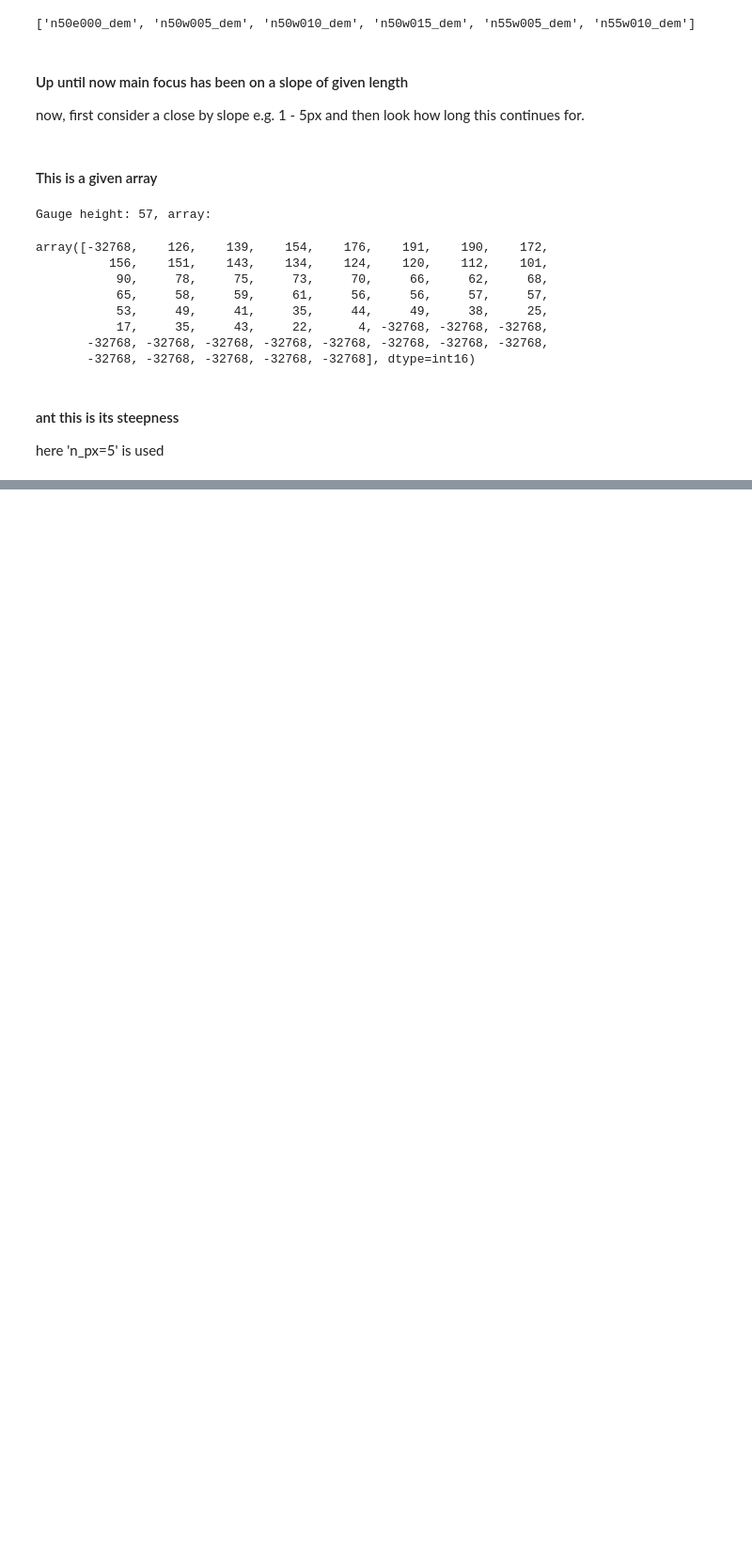
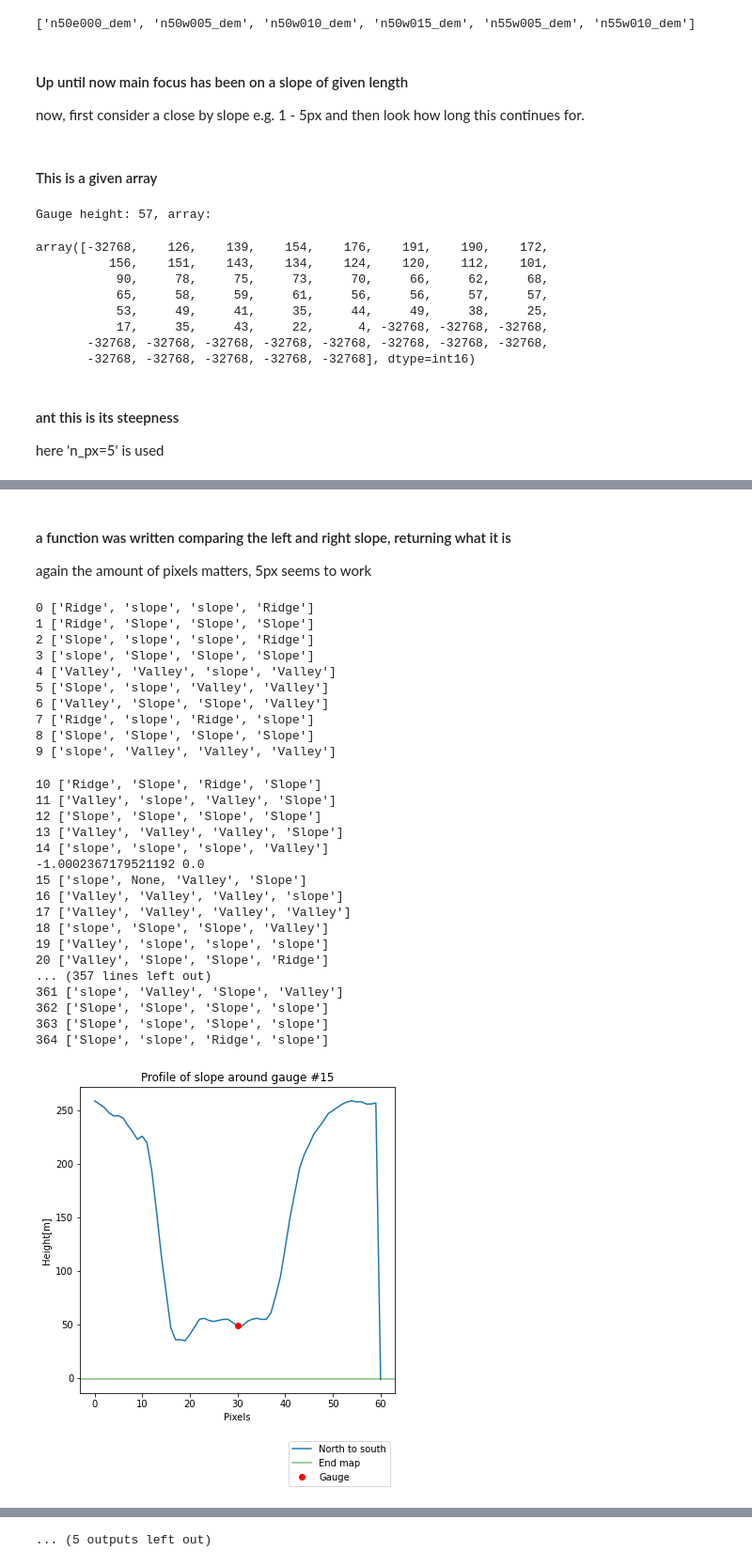
Before and after one commit to Daafip/Are-rain-gauges-in-the-right-place, a Jupyter notebook: Location on slope from DEM/Location on slope from DEM.ipynb, the cells around one changed output, grey strips where cells are left out. Shown at 94% size. Drawn from its saved outputs; the diff is of its cells as text; code cells hidden in the pictures; blank space fills up the shorter version.

Commit message:
Progress made on location on slope
Still little bit difficult with amount of pixels etc

```diff
--- a/Location on slope from DEM/Location on slope from DEM.ipynb
+++ b/Location on slope from DEM/Location on slope from DEM.ipynb
@@ -92,0 +95,39 @@ functions.plotting(gauges, UK, 5).plot_gauge(0, "all")
+# %% [markdown]
+#### a function was written comparing the left and right slope, returning what it is
+again the amount of pixels matters, 5px seems to work
+# %%
+label = ["ew","ns","nw-se","ne-sw"]
+for i in range(5):
+    out = functions.Raster_Location_OnSlope(gauges, UK, 3).get_location_on_slope(i)
+    if None in out:
+        functions.plotting(gauges, UK, 5).plot_gauge(i, label[out.index(None)])
+    print(i,out)
+# %% [output]
+0 ['Ridge', 'slope', 'slope', 'Ridge']
+1 ['Ridge', 'Slope', 'Slope', 'Slope']
+2 ['Slope', 'slope', 'slope', 'Ridge']
+3 ['slope', 'Slope', 'Slope', 'Slope']
+4 ['Valley', 'Valley', 'slope', 'Valley']
+5 ['Slope', 'slope', 'Valley', 'Valley']
+6 ['Valley', 'Slope', 'Slope', 'Valley']
+7 ['Ridge', 'slope', 'Ridge', 'slope']
+8 ['Slope', 'Slope', 'Slope', 'Slope']
+9 ['slope', 'Valley', 'Valley', 'Valley']
+10 ['Ridge', 'Slope', 'Ridge', 'Slope']
+11 ['Valley', 'slope', 'Valley', 'Slope']
+12 ['Slope', 'Slope', 'Slope', 'Slope']
+13 ['Valley', 'Valley', 'Valley', 'Slope']
+14 ['slope', 'slope', 'slope', 'Valley']
+-1.0002367179521192 0.0
+15 ['slope', None, 'Valley', 'Slope']
+16 ['Valley', 'Valley', 'Valley', 'slope']
+17 ['Valley', 'Valley', 'Valley', 'Valley']
+18 ['slope', 'Slope', 'Slope', 'Valley']
+19 ['Valley', 'slope', 'slope', 'slope']
+20 ['Valley', 'Slope', 'Slope', 'Ridge']
+... (357 lines left out)
+361 ['slope', 'Valley', 'Slope', 'Valley']
+362 ['Slope', 'Slope', 'Slope', 'slope']
+363 ['Slope', 'slope', 'Slope', 'slope']
+364 ['Slope', 'slope', 'Ridge', 'slope']
+[figure, added]
@@ -92,0 +143 @@ functions.plotting(gauges, UK, 5).plot_gauge(0, "all")
+... (5 outputs left out)
```
Also changed, not shown: parts of 14 cells of this notebook, 1 other file.
